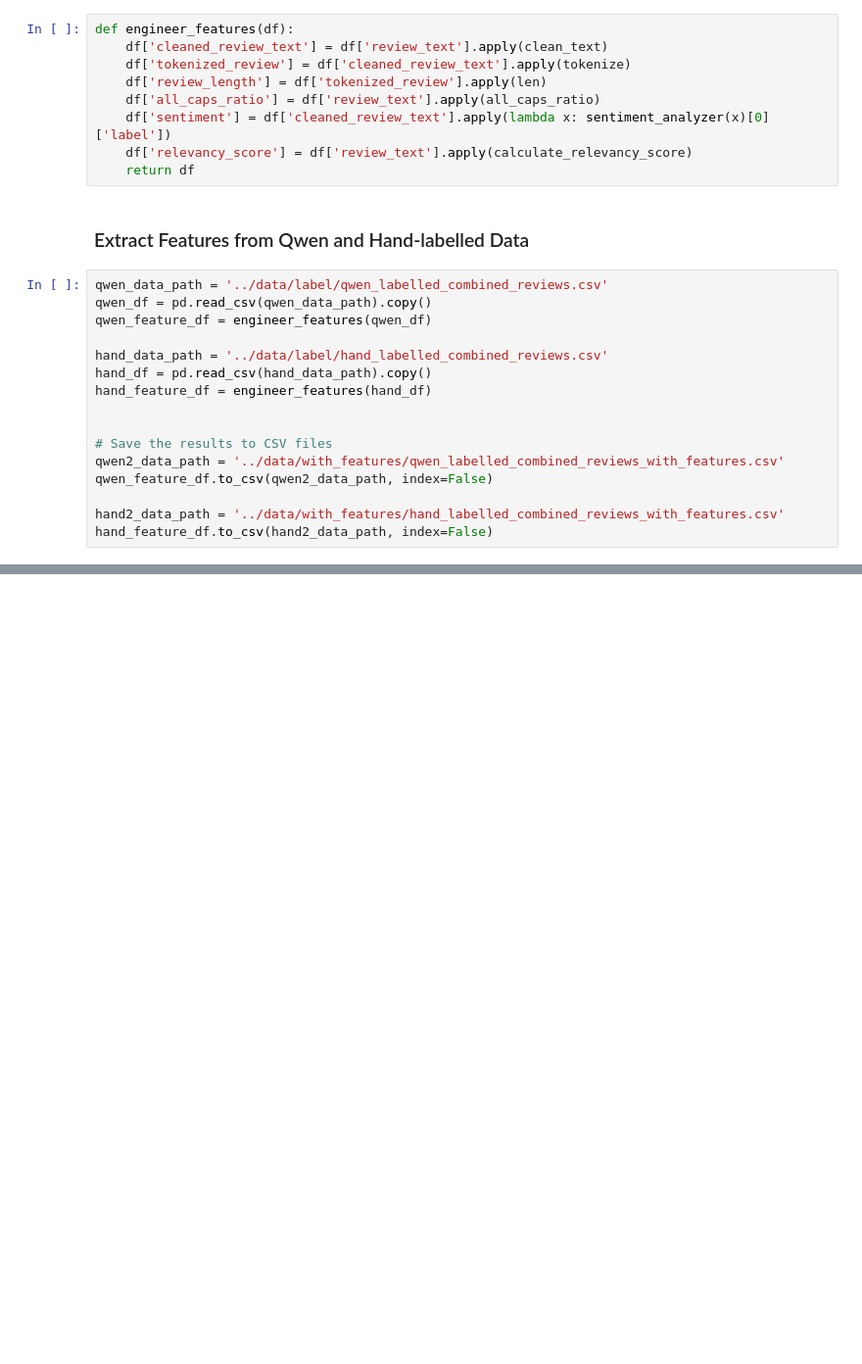
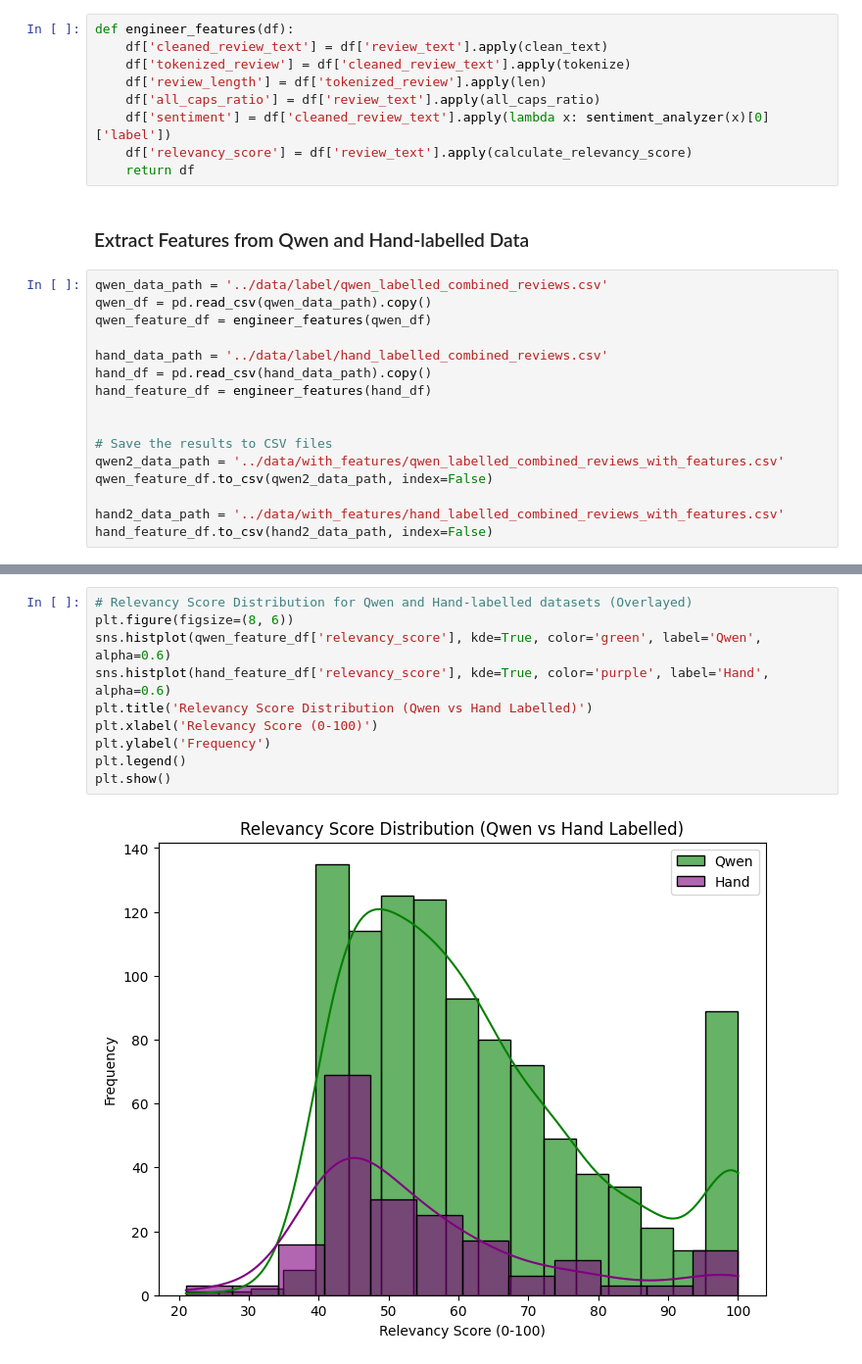
Before and after one commit to atharshlakshmi/techjam, a Jupyter notebook: feature_engineering/extract_features.ipynb, the cells around one changed output, grey strips where cells are left out. Shown at 98% size. Saved outputs shown, nothing was run; the diff lists cells and outputs as text; blank space fills up the shorter version.

```diff
--- a/feature_engineering/extract_features.ipynb
+++ b/feature_engineering/extract_features.ipynb
@@ -81,0 +122,12 @@ hand_feature_df.to_csv(hand2_data_path, index=False)
+# %%
+# Relevancy Score Distribution for Qwen and Hand-labelled datasets (Overlayed)
+plt.figure(figsize=(8, 6))
+sns.histplot(qwen_feature_df['relevancy_score'], kde=True, color='green', label='Qwen', alpha=0.6)
+sns.histplot(hand_feature_df['relevancy_score'], kde=True, color='purple', label='Hand', alpha=0.6)
+plt.title('Relevancy Score Distribution (Qwen vs Hand Labelled)')
+plt.xlabel('Relevancy Score (0-100)')
+plt.ylabel('Frequency')
+plt.legend()
+plt.show()
+# %% [output]
+[figure, added]
```
Also changed, not shown: parts of 6 cells of this notebook, 2 other files.
